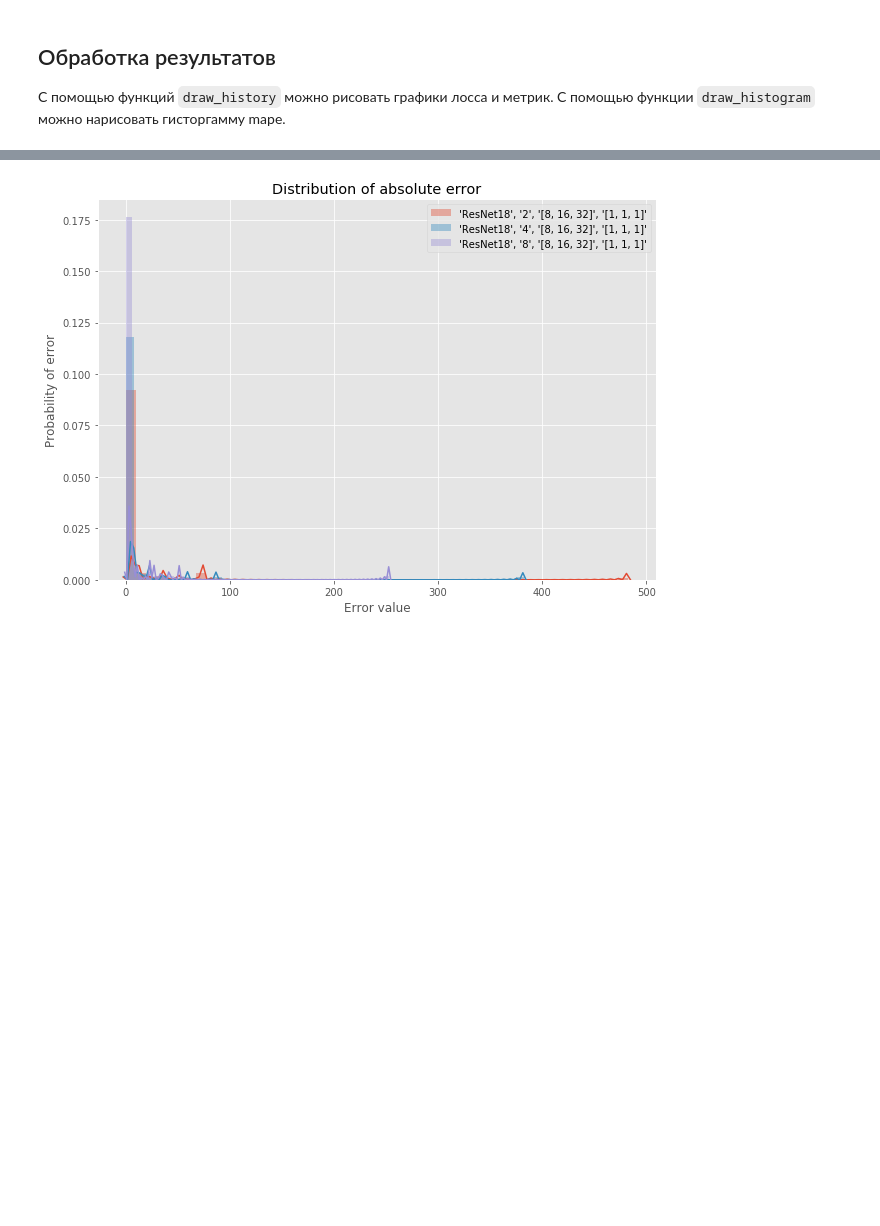
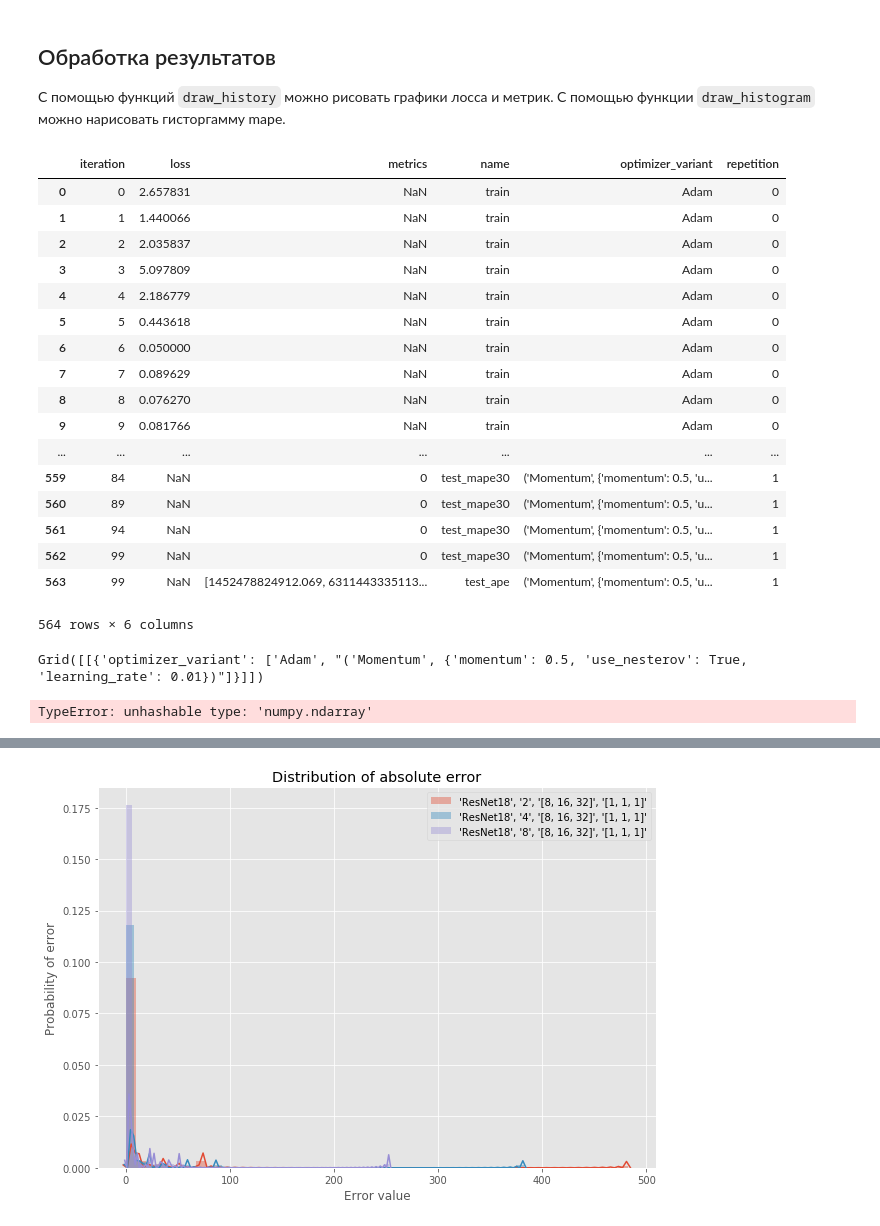
Before and after one commit to analysiscenter/radial, a Jupyter notebook: research/research_cv.ipynb, the cells around one changed output, grey strips where cells are left out. Cells and saved outputs as stored; diff of their text form; code cells hidden in the pictures; blank space fills up the shorter version.

Commit message:
upd research_cv

```diff
--- a/research/research_cv.ipynb
+++ b/research/research_cv.ipynb
@@ -163,9 +171,9 @@ def get_ape(iteration, experiment, pipeline):
 opts = Option('optimizer_variant', ['Adam',
                                     ('Momentum', {'use_nesterov': True, 'learning_rate': 0.01, 'momentum': 0.5})])
 research = (Research()
-            .pipeline(train_pipeline, variables='loss', name='train', logging=True)
+            .pipeline(train_pipeline, variables='loss', name='train')
             .pipeline(test_pipeline, name='test', execute='%5',
-                      run=True, import_from='train', logging=True)
+                      run=True, import_from='train')
             .grid(opts)
             .function(get_mape, returns='metrics', name='test_mape',
                       execute='%5', pipeline='test')
@@ -189,6 +194,41 @@ Distributor has 4 jobs with 100 iterations. Totally: 400
 # %% [markdown]
 ## Обработка результатов
 С помощью функций `draw_history` можно рисовать графики лосса и метрик. С помощью функции `draw_histogram` можно нарисовать гисторгамму mape.
+# %%
+res = res[0]
+# %%
+res = [res]
+# %%
+a = res.load_results()
+# %%
+a
+# %% [output]
+|  | iteration | loss | metrics | name | optimizer_variant | repetition |
+| 0 | 0 | 2.657831 | NaN | train | Adam | 0 |
+| 1 | 1 | 1.440066 | NaN | train | Adam | 0 |
+| 2 | 2 | 2.035837 | NaN | train | Adam | 0 |
+| 3 | 3 | 5.097809 | NaN | train | Adam | 0 |
+| 4 | 4 | 2.186779 | NaN | train | Adam | 0 |
+| 5 | 5 | 0.443618 | NaN | train | Adam | 0 |
+| 6 | 6 | 0.050000 | NaN | train | Adam | 0 |
+| 7 | 7 | 0.089629 | NaN | train | Adam | 0 |
+| 8 | 8 | 0.076270 | NaN | train | Adam | 0 |
+| 9 | 9 | 0.081766 | NaN | train | Adam | 0 |
+| ... | ... | ... | ... | ... | ... | ... |
+| 559 | 84 | NaN | 0 | test_mape30 | ('Momentum', {'momentum': 0.5, 'u... | 1 |
+| 560 | 89 | NaN | 0 | test_mape30 | ('Momentum', {'momentum': 0.5, 'u... | 1 |
+| 561 | 94 | NaN | 0 | test_mape30 | ('Momentum', {'momentum': 0.5, 'u... | 1 |
+| 562 | 99 | NaN | 0 | test_mape30 | ('Momentum', {'momentum': 0.5, 'u... | 1 |
+| 563 | 99 | NaN | [1452478824912.069, 6311443335113... | test_ape | ('Momentum', {'momentum': 0.5, 'u... | 1 |
+564 rows × 6 columns
+# %%
+res.grid_config[]
+# %% [output]
+Grid([[{'optimizer_variant': ['Adam', "('Momentum', {'momentum': 0.5, 'use_nesterov': True, 'learning_rate': 0.01})"]}]])
+# %%
+draw_history(research=res, names=['train'], types_var=['loss'], cross_val=None, aggr=False, iter_start=1)
+# %% [output]
+TypeError: unhashable type: 'numpy.ndarray'
 # %%
 draw_history(research=res, names=['train', 'test_mape', 'test_mape30'], types_var=['loss', 'metrics'], cross_val=cross_val, aggr=False, iter_start=1)
 # %% [output]
```
Also changed, not shown: parts of 9 cells of this notebook.
